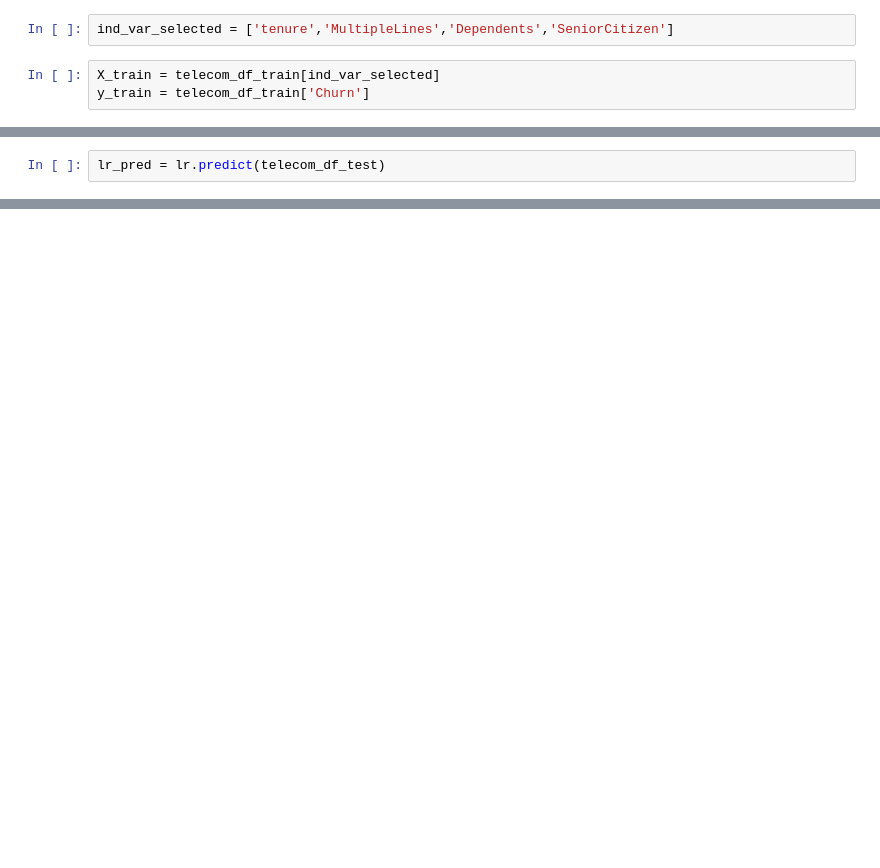
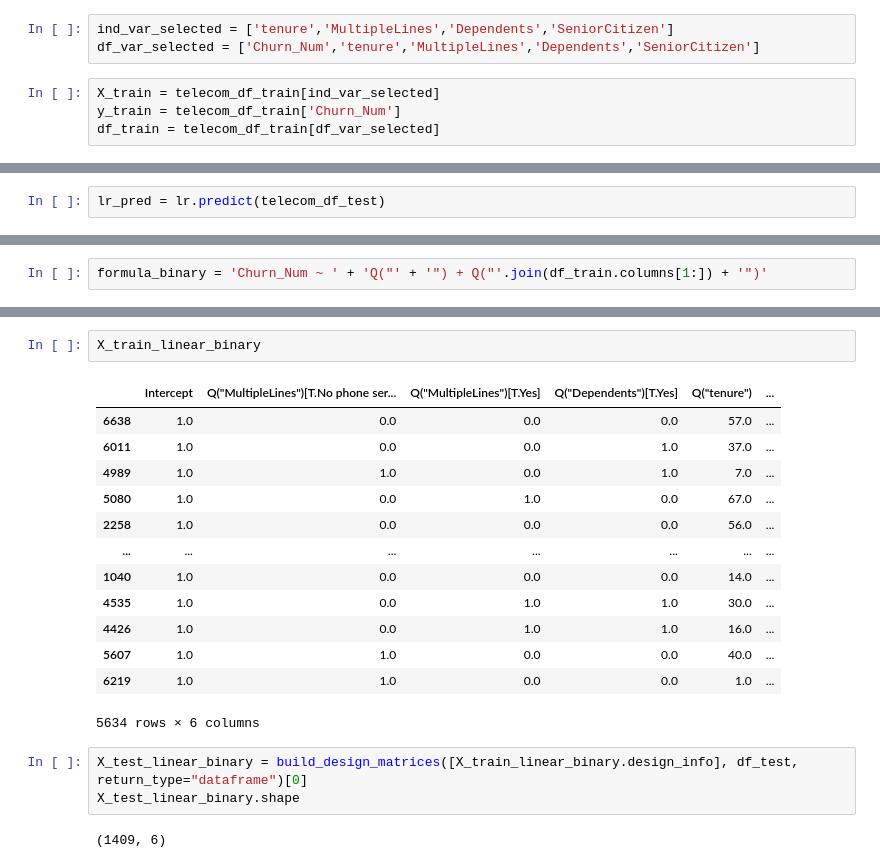
Before and after one commit to bmwerth/darden_ml_team1, a Jupyter notebook: Final Project/Telecom.ipynb, the cells around one changed output, grey strips where cells are left out. Drawn from its saved outputs; the diff is of its cells as text; blank space fills up the shorter version.

```diff
--- a/Final Project/Telecom.ipynb
+++ b/Final Project/Telecom.ipynb
@@ -128,8 +129,10 @@ list(telecom_df_train.columns)
 From the list above, choose some independent variables to put into your models.
 # %%
 ind_var_selected = ['tenure','MultipleLines','Dependents','SeniorCitizen']
+df_var_selected = ['Churn_Num','tenure','MultipleLines','Dependents','SeniorCitizen']
 # %%
 X_train = telecom_df_train[ind_var_selected]
-y_train = telecom_df_train['Churn']
+y_train = telecom_df_train['Churn_Num']
+df_train = telecom_df_train[df_var_selected]
 # %%
 X_test = telecom_df_test[ind_var_selected]
@@ -184,0 +191,2 @@ dtype: float64
+# %%
+formula_binary = 'Churn_Num ~ ' + 'Q("' + '") + Q("'.join(df_train.columns[1:]) + '")'
@@ -184,0 +215,21 @@ dtype: float64
+# %%
+X_train_linear_binary
+# %% [output]
+|  | Intercept | Q("MultipleLines")[T.No phone ser... | Q("MultipleLines")[T.Yes] | Q("Dependents")[T.Yes] | Q("tenure") | ... |
+| 6638 | 1.0 | 0.0 | 0.0 | 0.0 | 57.0 | ... |
+| 6011 | 1.0 | 0.0 | 0.0 | 1.0 | 37.0 | ... |
+| 4989 | 1.0 | 1.0 | 0.0 | 1.0 | 7.0 | ... |
+| 5080 | 1.0 | 0.0 | 1.0 | 0.0 | 67.0 | ... |
+| 2258 | 1.0 | 0.0 | 0.0 | 0.0 | 56.0 | ... |
+| ... | ... | ... | ... | ... | ... | ... |
+| 1040 | 1.0 | 0.0 | 0.0 | 0.0 | 14.0 | ... |
+| 4535 | 1.0 | 0.0 | 1.0 | 1.0 | 30.0 | ... |
+| 4426 | 1.0 | 0.0 | 1.0 | 1.0 | 16.0 | ... |
+| 5607 | 1.0 | 1.0 | 0.0 | 0.0 | 40.0 | ... |
+| 6219 | 1.0 | 1.0 | 0.0 | 0.0 | 1.0 | ... |
+5634 rows × 6 columns
+# %%
+X_test_linear_binary = build_design_matrices([X_train_linear_binary.design_info], df_test, return_type="dataframe")[0]
+X_test_linear_binary.shape
+# %% [output]
+(1409, 6)
```
Also changed, not shown: parts of 16 cells of this notebook.
